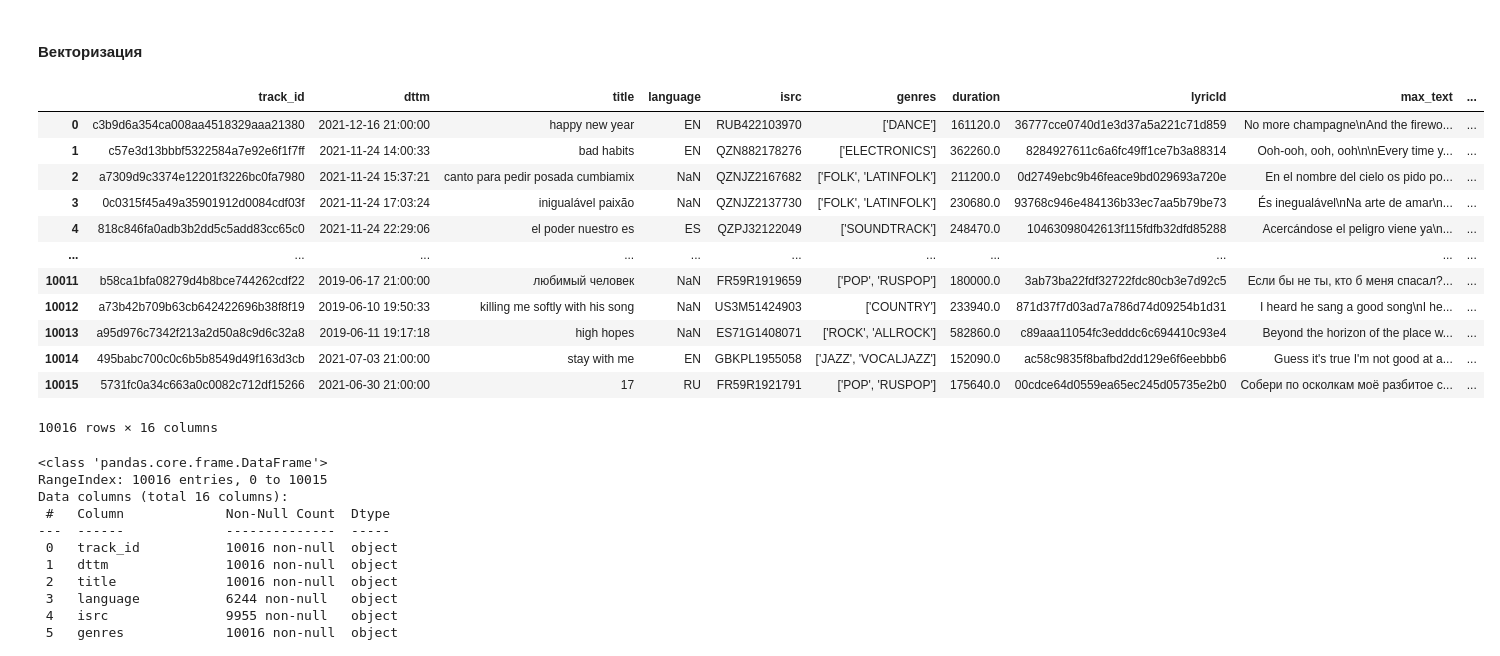
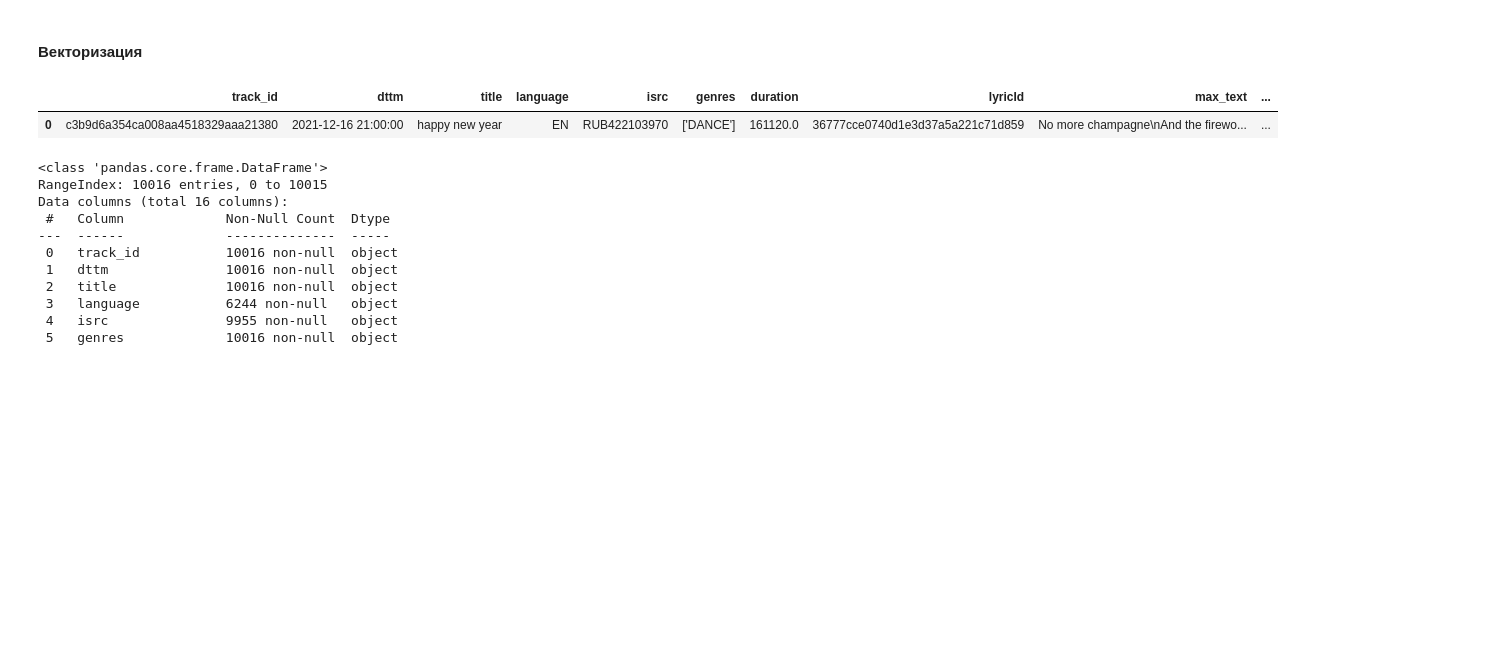
Before and after one commit to EkaterinaIII/Y_Music_NLP, a Jupyter notebook: y_music.ipynb, the cells around one changed output. Saved outputs shown, nothing was run; the diff lists cells and outputs as text; code cells hidden in the pictures; blank space fills up the shorter version.

```diff
--- a/y_music.ipynb
+++ b/y_music.ipynb
@@ -1461,24 +1461,13 @@ memory usage: 21.4+ KB
 # %% [markdown]
 ####  Векторизация
 # %%
-# Векторизацию провели с помощью LaBSE, код есть в репозитории, в файле ???
+# Векторизацию провели с помощью LaBSE, код есть в репозитории, в файле ??? ДОБАВИТЬ
 # Размерность 768
 vectors= pd.read_csv('vectors.csv')       #.astype(np.float16)
-vectors
+vectors.head(1)
 # %% [output]
 |  | track_id | dttm | title | language | isrc | genres | duration | lyricId | max_text | ... |
 | 0 | c3b9d6a354ca008aa4518329aaa21380 | 2021-12-16 21:00:00 | happy new year | EN | RUB422103970 | ['DANCE'] | 161120.0 | 36777cce0740d1e3d37a5a221c71d859 | No more champagne\nAnd the firewo... | ... |
-| 1 | c57e3d13bbbf5322584a7e92e6f1f7ff | 2021-11-24 14:00:33 | bad habits | EN | QZN882178276 | ['ELECTRONICS'] | 362260.0 | 8284927611c6a6fc49ff1ce7b3a88314 | Ooh-ooh, ooh, ooh\n\nEvery time y... | ... |
-| 2 | a7309d9c3374e12201f3226bc0fa7980 | 2021-11-24 15:37:21 | canto para pedir posada cumbiamix | NaN | QZNJZ2167682 | ['FOLK', 'LATINFOLK'] | 211200.0 | 0d2749ebc9b46feace9bd029693a720e | En el nombre del cielo os pido po... | ... |
-| 3 | 0c0315f45a49a35901912d0084cdf03f | 2021-11-24 17:03:24 | inigualável paixão | NaN | QZNJZ2137730 | ['FOLK', 'LATINFOLK'] | 230680.0 | 93768c946e484136b33ec7aa5b79be73 | És inegualável\nNa arte de amar\n... | ... |
-| 4 | 818c846fa0adb3b2dd5c5add83cc65c0 | 2021-11-24 22:29:06 | el poder nuestro es | ES | QZPJ32122049 | ['SOUNDTRACK'] | 248470.0 | 10463098042613f115fdfb32dfd85288 | Acercándose el peligro viene ya\n... | ... |
-| ... | ... | ... | ... | ... | ... | ... | ... | ... | ... | ... |
-| 10011 | b58ca1bfa08279d4b8bce744262cdf22 | 2019-06-17 21:00:00 | любимый человек | NaN | FR59R1919659 | ['POP', 'RUSPOP'] | 180000.0 | 3ab73ba22fdf32722fdc80cb3e7d92c5 | Если бы не ты, кто б меня спасал?... | ... |
-| 10012 | a73b42b709b63cb642422696b38f8f19 | 2019-06-10 19:50:33 | killing me softly with his song | NaN | US3M51424903 | ['COUNTRY'] | 233940.0 | 871d37f7d03ad7a786d74d09254b1d31 | I heard he sang a good song\nI he... | ... |
-| 10013 | a95d976c7342f213a2d50a8c9d6c32a8 | 2019-06-11 19:17:18 | high hopes | NaN | ES71G1408071 | ['ROCK', 'ALLROCK'] | 582860.0 | c89aaa11054fc3edddc6c694410c93e4 | Beyond the horizon of the place w... | ... |
-| 10014 | 495babc700c0c6b5b8549d49f163d3cb | 2021-07-03 21:00:00 | stay with me | EN | GBKPL1955058 | ['JAZZ', 'VOCALJAZZ'] | 152090.0 | ac58c9835f8bafbd2dd129e6f6eebbb6 | Guess it's true I'm not good at a... | ... |
-| 10015 | 5731fc0a34c663a0c0082c712df15266 | 2021-06-30 21:00:00 | 17 | RU | FR59R1921791 | ['POP', 'RUSPOP'] | 175640.0 | 00cdce64d0559ea65ec245d05735e2b0 | Собери по осколкам моё разбитое с... | ... |
-10016 rows × 16 columns
 # %%
 vectors.info()
 # %% [output]
```
Also changed, not shown: parts of 39 cells of this notebook.
